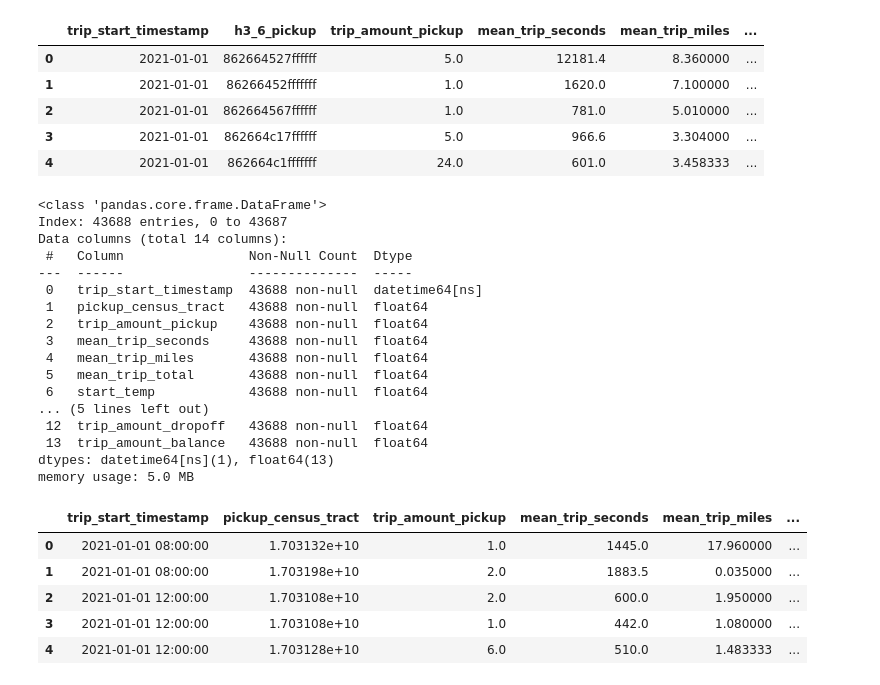
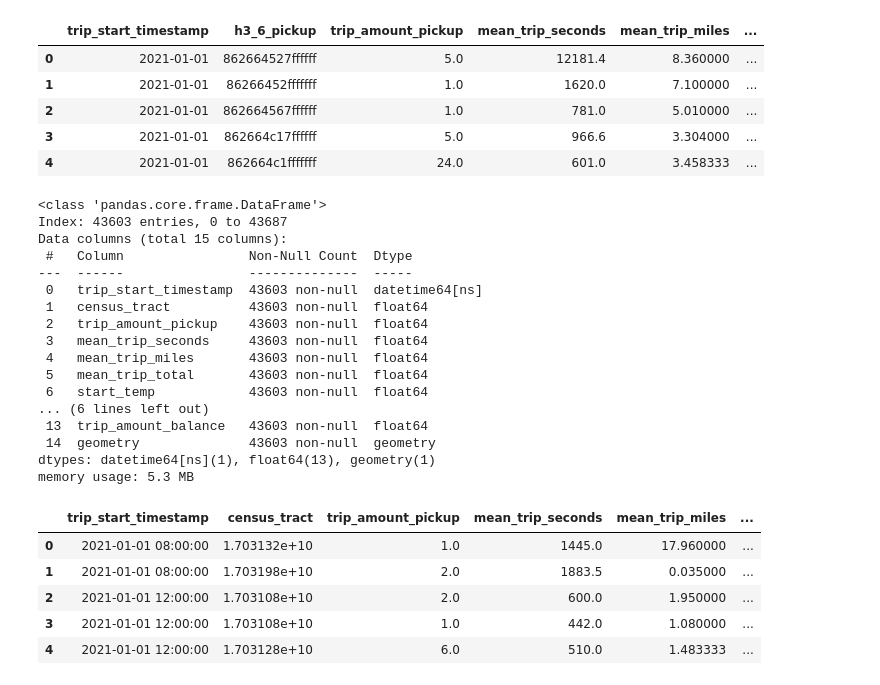
Before and after one commit to DominikH33/AAA-2023, a Jupyter notebook: 1_data_preperation.ipynb, the cells around one changed output. Saved outputs shown, nothing was run; the diff lists cells and outputs as text; code cells hidden in the pictures.

```diff
--- a/1_data_preperation.ipynb
+++ b/1_data_preperation.ipynb
@@ -394,0 +432,12 @@ taxi
+# %%
+# h3_6_pickup and dropoff can be duplicated if only this cell is executed more than once!
+
+# First, the less specific community area is used to determine the respective h3 area code.
+# This code is then added as a column to the taxi dataset.
+taxi = taxi.merge(right=taxi[taxi["pickup_community_area"].notna()].merge(right=geographic_data, how="left", left_on="pickup_community_area", right_on="Community_Area")[["trip_id", "h3_6"]], on="trip_id", how="left")
+taxi.rename(columns={"h3_6" : "h3_6_pickup"}, inplace=True)
+taxi = taxi.merge(right=taxi[taxi["dropoff_community_area"].notna()].merge(right=geographic_data, how="left", left_on="dropoff_community_area", right_on="Community_Area")[["trip_id", "h3_6"]], on="trip_id", how="left")
+taxi.rename(columns={"h3_6" : "h3_6_dropoff"}, inplace=True)
+# Then, the more specific census tract is used and the h3 area code is updated for rows containing census tract information.
+taxi.update(other=taxi[taxi["pickup_census_tract"].notna()].merge(right=geographic_data, how="left", left_on="pickup_census_tract", right_on="Census_tract")[["trip_id", "h3_6"]].rename(columns={"h3_6" : "h3_6_pickup"}, inplace=True))
+taxi.update(other=taxi[taxi["dropoff_census_tract"].notna()].merge(right=geographic_data, how="left", left_on="dropoff_census_tract", right_on="Census_tract")[["trip_id", "h3_6"]].rename(columns={"h3_6" : "h3_6_dropoff"}, inplace=True))
@@ -395,19 +460,19 @@ taxi
 # %%
 # This is repeated for resolutions 7...
-taxi = taxi.merge(right=taxi[taxi["pickup_community_area"].notna()].merge(right=community_centroids[["Community_Area", "h3_7"]], how="left", left_on="pickup_community_area", right_on="Community_Area")[["trip_id", "h3_7"]], on="trip_id", how="left")
+taxi = taxi.merge(right=taxi[taxi["pickup_community_area"].notna()].merge(right=geographic_data[["Community_Area", "h3_7"]], how="left", left_on="pickup_community_area", right_on="Community_Area")[["trip_id", "h3_7"]], on="trip_id", how="left")
 taxi.rename(columns={"h3_7" : "h3_7_pickup"}, inplace=True)
-taxi = taxi.merge(right=taxi[taxi["dropoff_community_area"].notna()].merge(right=community_centroids[["Community_Area", "h3_7"]], how="left", left_on="dropoff_community_area", right_on="Community_Area")[["trip_id", "h3_7"]], on="trip_id", how="left")
+taxi = taxi.merge(right=taxi[taxi["dropoff_community_area"].notna()].merge(right=geographic_data[["Community_Area", "h3_7"]], how="left", left_on="dropoff_community_area", right_on="Community_Area")[["trip_id", "h3_7"]], on="trip_id", how="left")
 taxi.rename(columns={"h3_7" : "h3_7_dropoff"}, inplace=True)
-taxi.update(other=taxi[taxi["pickup_census_tract"].notna()].merge(right=community_centroids[["Census_tract", "h3_7"]], how="left", left_on="pickup_census_tract", right_on="Census_tract")[["trip_id", "h3_7"]].rename(columns={"h3_7" : "h3_7_pickup"}, inplace=True))
-taxi.update(other=taxi[taxi["dropoff_census_tract"].notna()].merge(right=community_centroids[["Census_tract", "h3_7"]], how="left", left_on="dropoff_census_tract", right_on="Census_tract")[["trip_id", "h3_7"]].rename(columns={"h3_7" : "h3_7_dropoff"}, inplace=True))
+taxi.update(other=taxi[taxi["pickup_census_tract"].notna()].merge(right=geographic_data[["Census_tract", "h3_7"]], how="left", left_on="pickup_census_tract", right_on="Census_tract")[["trip_id", "h3_7"]].rename(columns={"h3_7" : "h3_7_pickup"}, inplace=True))
+taxi.update(other=taxi[taxi["dropoff_census_tract"].notna()].merge(right=geographic_data[["Census_tract", "h3_7"]], how="left", left_on="dropoff_census_tract", right_on="Census_tract")[["trip_id", "h3_7"]].rename(columns={"h3_7" : "h3_7_dropoff"}, inplace=True))
 # %%
 #... and 8
-taxi = taxi.merge(right=taxi[taxi["pickup_community_area"].notna()].merge(right=community_centroids[["Community_Area", "h3_8"]], how="left", left_on="pickup_community_area", right_on="Community_Area")[["trip_id", "h3_8"]], on="trip_id", how="left")
+taxi = taxi.merge(right=taxi[taxi["pickup_community_area"].notna()].merge(right=geographic_data[["Community_Area", "h3_8"]], how="left", left_on="pickup_community_area", right_on="Community_Area")[["trip_id", "h3_8"]], on="trip_id", how="left")
 taxi.rename(columns={"h3_8" : "h3_8_pickup"}, inplace=True)
-taxi = taxi.merge(right=taxi[taxi["dropoff_community_area"].notna()].merge(right=community_centroids[["Community_Area", "h3_8"]], how="left", left_on="dropoff_community_area", right_on="Community_Area")[["trip_id", "h3_8"]], on="trip_id", how="left")
+taxi = taxi.merge(right=taxi[taxi["dropoff_community_area"].notna()].merge(right=geographic_data[["Community_Area", "h3_8"]], how="left", left_on="dropoff_community_area", right_on="Community_Area")[["trip_id", "h3_8"]], on="trip_id", how="left")
 taxi.rename(columns={"h3_8" : "h3_8_dropoff"}, inplace=True)
-taxi.update(other=taxi[taxi["pickup_census_tract"].notna()].merge(right=community_centroids[["Census_tract", "h3_8"]], how="left", left_on="pickup_census_tract", right_on="Census_tract")[["trip_id", "h3_8"]].rename(columns={"h3_8" : "h3_8_pickup"}, inplace=True))
-taxi.update(other=taxi[taxi["dropoff_census_tract"].notna()].merge(right=community_centroids[["Census_tract", "h3_8"]], how="left", left_on="dropoff_census_tract", right_on="Census_tract")[["trip_id", "h3_8"]].rename(columns={"h3_8" : "h3_8_dropoff"}, inplace=True))
+taxi.update(other=taxi[taxi["pickup_census_tract"].notna()].merge(right=geographic_data[["Census_tract", "h3_8"]], how="left", left_on="pickup_census_tract", right_on="Census_tract")[["trip_id", "h3_8"]].rename(columns={"h3_8" : "h3_8_pickup"}, inplace=True))
+taxi.update(other=taxi[taxi["dropoff_census_tract"].notna()].merge(right=geographic_data[["Census_tract", "h3_8"]], how="left", left_on="dropoff_census_tract", right_on="Census_tract")[["trip_id", "h3_8"]].rename(columns={"h3_8" : "h3_8_dropoff"}, inplace=True))
 # %%
 taxi.head(10)
 # %% [output]
@@ -479,0 +516,3 @@ memory usage: 7.9 KB
+# %%
+def merge_geometry(taxi_by_geo, agg_column_name_taxi, agg_column_name_geo):
+    return taxi_by_geo.merge(right=geographic_data.dropna(subset=[agg_column_name_geo])[[agg_column_name_geo, "geometry"]], how="left", left_on=agg_column_name_taxi, right_on=agg_column_name_geo).drop([agg_column_name_geo], axis=1).dropna()
@@ -815,30 +894,34 @@ memory usage: 18.7+ MB
 # %%
 taxi_by_h3_6_4H = create_geo_temporal_aggregation("h3_6_pickup", "h3_6_dropoff", "4H")
 taxi_by_h3_7_4H = create_geo_temporal_aggregation("h3_7_pickup", "h3_7_dropoff", "4H")
 taxi_by_h3_8_4H = create_geo_temporal_aggregation("h3_7_pickup", "h3_8_dropoff", "4H")
 taxi_by_census_tract_4H = create_geo_temporal_aggregation("pickup_census_tract", "dropoff_census_tract", "4H")
+taxi_by_census_tract_4H = merge_geometry(taxi_by_census_tract_4H, "pickup_census_tract", "Census_tract")
+taxi_by_census_tract_4H.rename(columns={"pickup_census_tract" : "census_tract"}, inplace=True)
 taxi_by_community_area_4H = create_geo_temporal_aggregation("pickup_community_area", "dropoff_community_area", "4H")
+taxi_by_community_area_4H = merge_geometry(taxi_by_community_area_4H, "pickup_community_area", "Community_Area")
+taxi_by_community_area_4H.rename(columns={"pickup_community_area" : "community_area"}, inplace=True)
 taxi_by_census_tract_4H.info()
 taxi_by_census_tract_4H.head(5)
 # %% [output]
 <class 'pandas.core.frame.DataFrame'>
-Index: 43688 entries, 0 to 43687
-Data columns (total 14 columns):
+Index: 43603 entries, 0 to 43687
+Data columns (total 15 columns):
  #   Column                Non-Null Count  Dtype
 ---  ------                --------------  -----
- 0   trip_start_timestamp  43688 non-null  datetime64[ns]
- 1   pickup_census_tract   43688 non-null  float64
- 2   trip_amount_pickup    43688 non-null  float64
- 3   mean_trip_seconds     43688 non-null  float64
- 4   mean_trip_miles       43688 non-null  float64
- 5   mean_trip_total       43688 non-null  float64
- 6   start_temp            43688 non-null  float64
-... (5 lines left out)
- 12  trip_amount_dropoff   43688 non-null  float64
- 13  trip_amount_balance   43688 non-null  float64
-dtypes: datetime64[ns](1), float64(13)
-memory usage: 5.0 MB
+ 0   trip_start_timestamp  43603 non-null  datetime64[ns]
+ 1   census_tract          43603 non-null  float64
+ 2   trip_amount_pickup    43603 non-null  float64
+ 3   mean_trip_seconds     43603 non-null  float64
+ 4   mean_trip_miles       43603 non-null  float64
+ 5   mean_trip_total       43603 non-null  float64
+ 6   start_temp            43603 non-null  float64
+... (6 lines left out)
+ 13  trip_amount_balance   43603 non-null  float64
+ 14  geometry              43603 non-null  geometry
+dtypes: datetime64[ns](1), float64(13), geometry(1)
+memory usage: 5.3 MB
-|  | trip_start_timestamp | pickup_census_tract | trip_amount_pickup | mean_trip_seconds | mean_trip_miles | ... |
+|  | trip_start_timestamp | census_tract | trip_amount_pickup | mean_trip_seconds | mean_trip_miles | ... |
 | 0 | 2021-01-01 08:00:00 | 1.703132e+10 | 1.0 | 1445.0 | 17.960000 | ... |
 | 1 | 2021-01-01 08:00:00 | 1.703198e+10 | 2.0 | 1883.5 | 0.035000 | ... |
 | 2 | 2021-01-01 12:00:00 | 1.703108e+10 | 2.0 | 600.0 | 1.950000 | ... |
```
Also changed, not shown: parts of 27 cells of this notebook, 1 other file.
